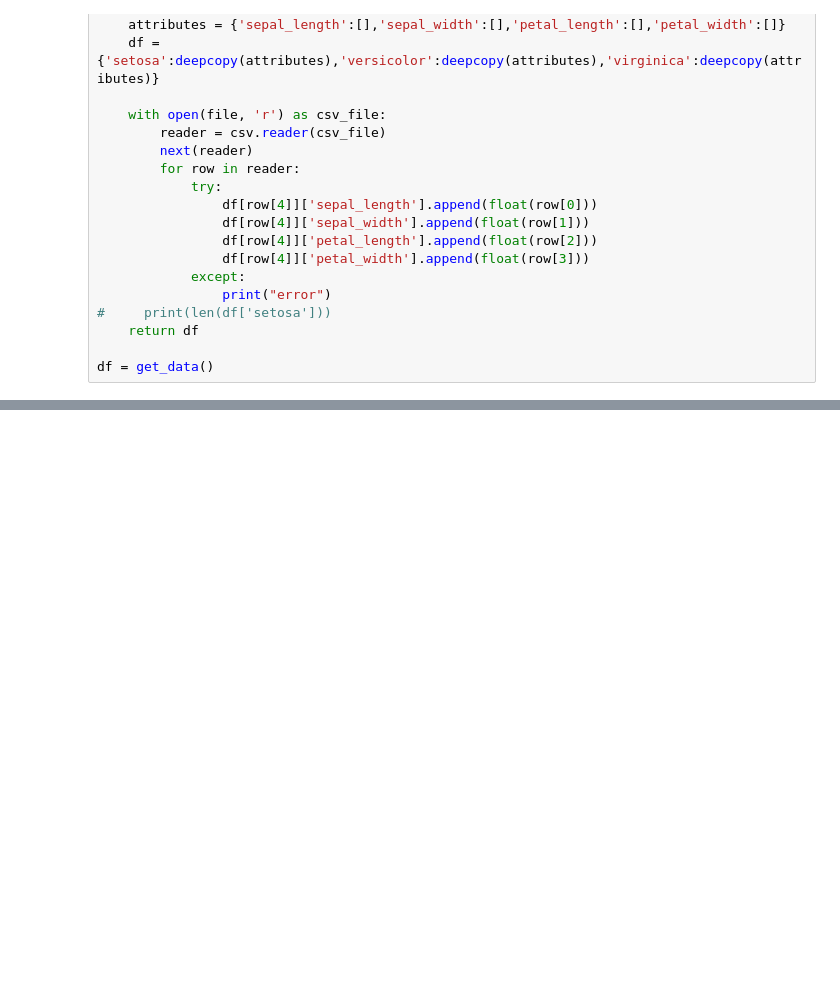
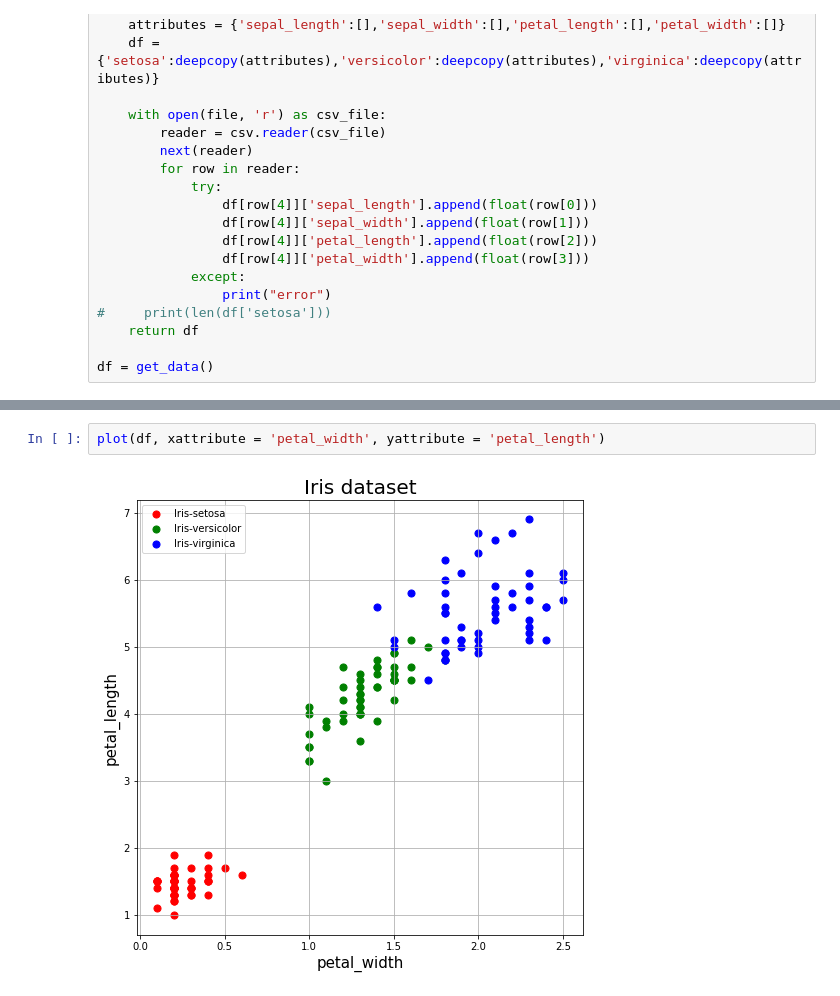
Before and after one commit to algostrat/a6, a Jupyter notebook: A6.ipynb, the cells around one changed output, grey strips where cells are left out. Cells and saved outputs as stored; diff of their text form; blank space fills up the shorter version.

```diff
--- a/A6.ipynb
+++ b/A6.ipynb
@@ -198,0 +182,4 @@ print(df2)
+# %%
+plot(df, xattribute = 'petal_width', yattribute = 'petal_length')
+# %% [output]
+[figure, added]
```
Also changed, not shown: parts of 12 cells of this notebook.
